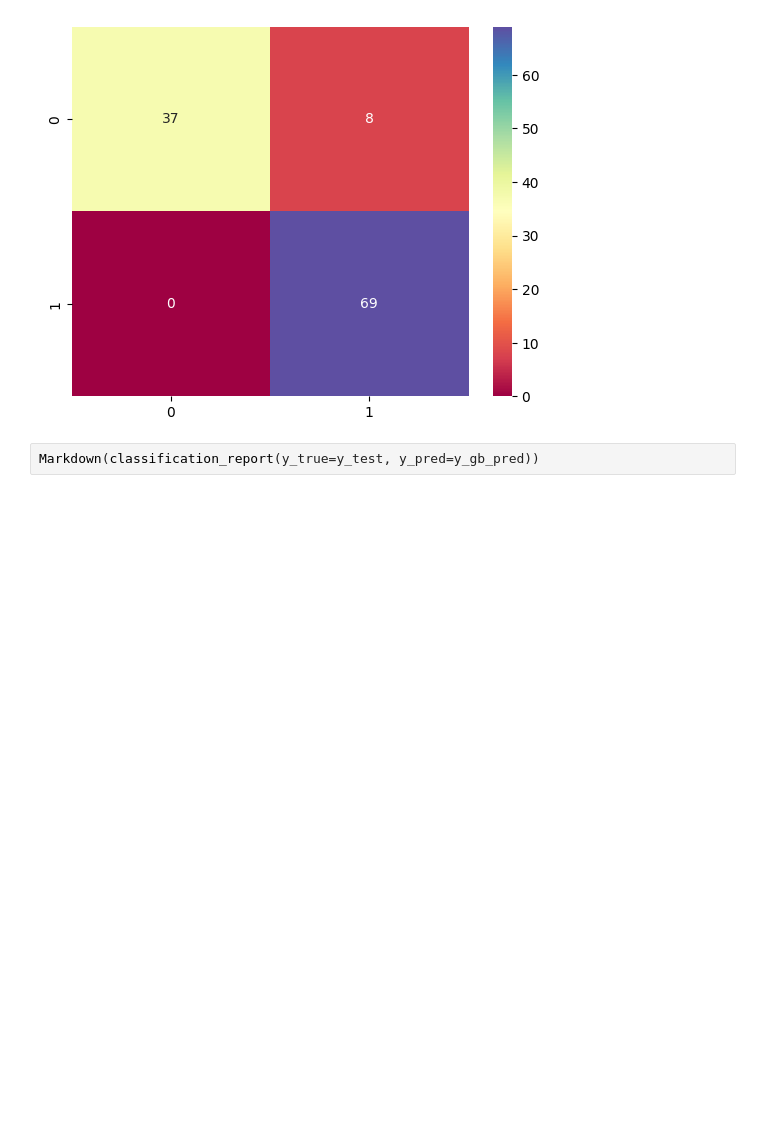
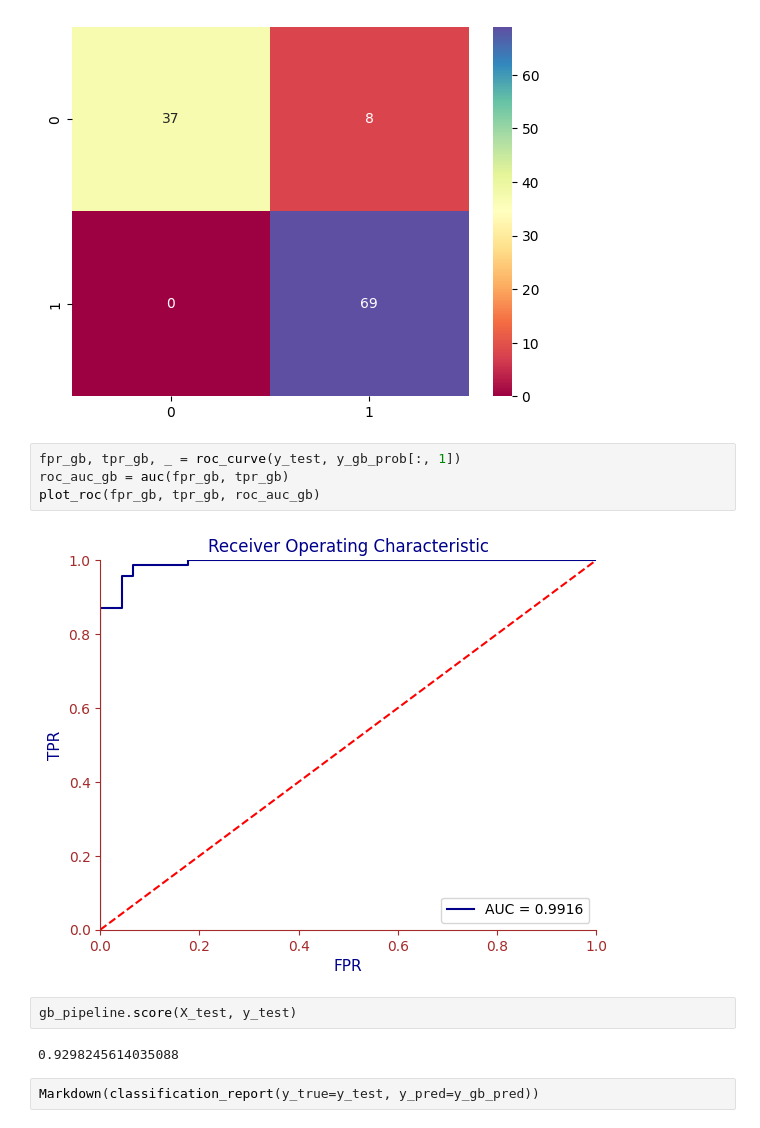
Before and after one commit to thaiduongngo/sunrise-notebooks, a Jupyter notebook: notebooks/ml_breast_cancer.ipynb, the cells around one changed output. Cells and saved outputs as stored; diff of their text form; blank space fills up the shorter version.

```diff
--- a/notebooks/ml_breast_cancer.ipynb
+++ b/notebooks/ml_breast_cancer.ipynb
@@ -339,6 +347,16 @@ sns.heatmap(y_gb_prob[:TOP_K], annot=True, cmap=COLOR_MAP, fmt=".4f");
 sns.heatmap(cm_gb, annot=True, cmap=COLOR_MAP, fmt=".0f");
 # %% [output]
 [figure]
+# %%
+fpr_gb, tpr_gb, _ = roc_curve(y_test, y_gb_prob[:, 1])
+roc_auc_gb = auc(fpr_gb, tpr_gb)
+plot_roc(fpr_gb, tpr_gb, roc_auc_gb)
+# %% [output]
+[figure, added]
+# %%
+gb_pipeline.score(X_test, y_test)
+# %% [output]
+0.9298245614035088
 # %%
 Markdown(classification_report(y_true=y_test, y_pred=y_gb_pred))
 # %% [output]
```
Also changed, not shown: parts of 9 cells of this notebook.
